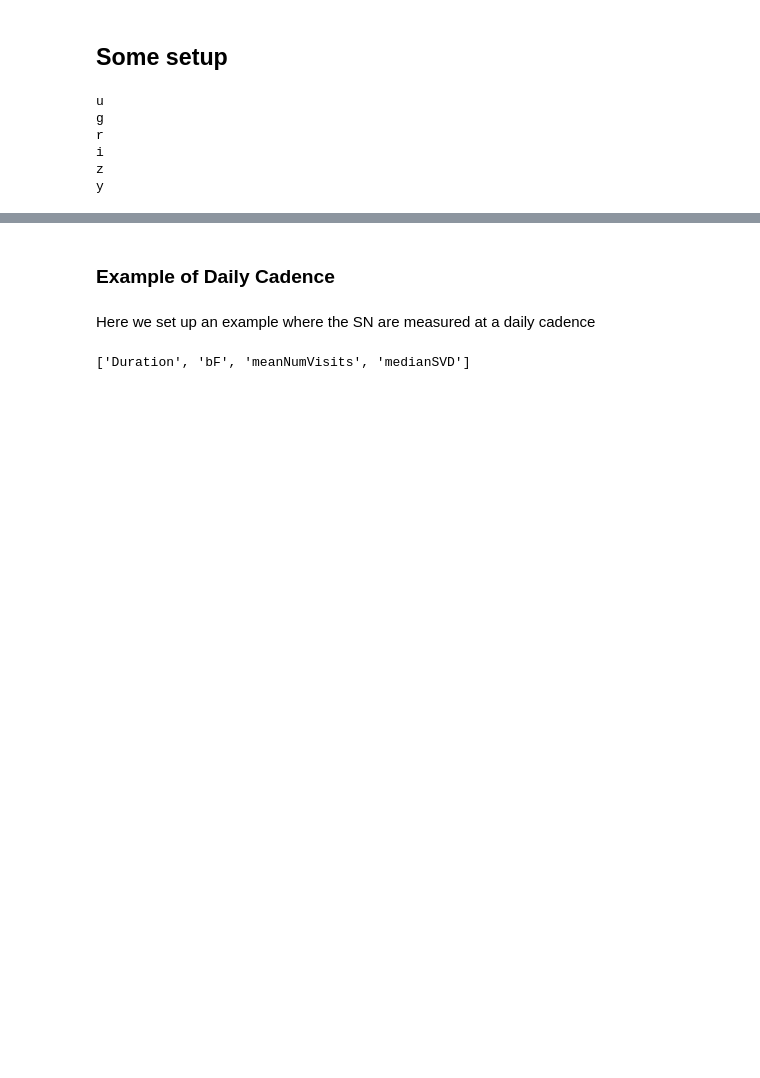
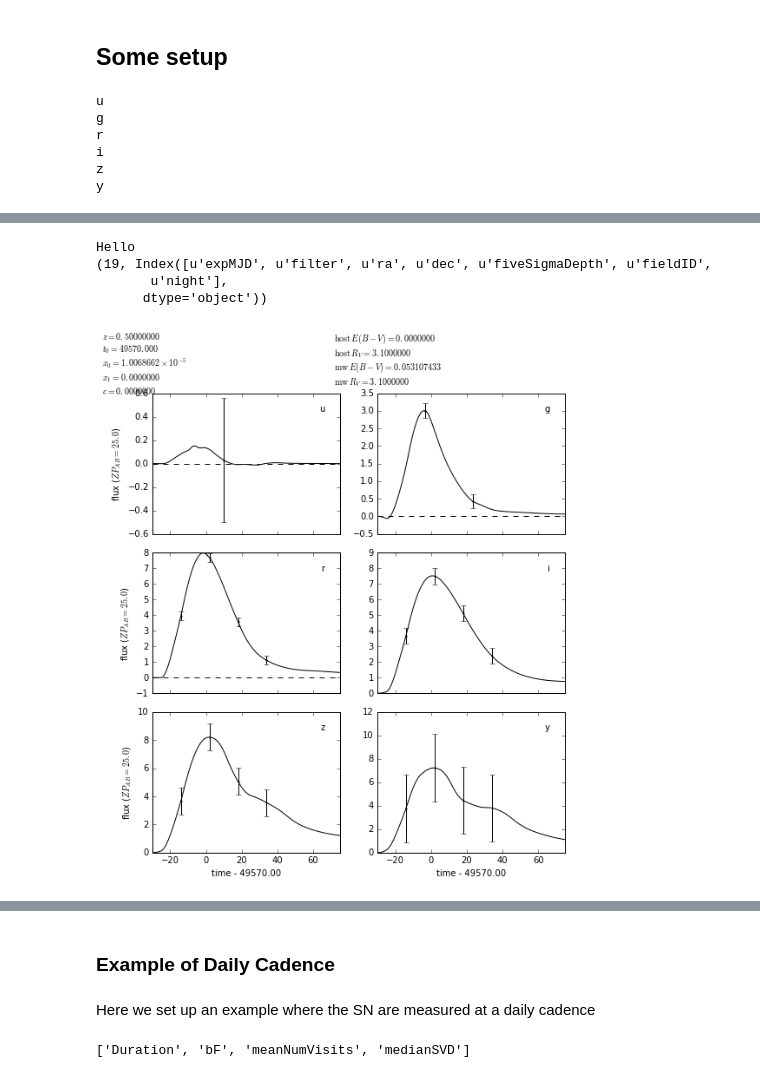
Before and after one commit to rbiswas4/Cadence, a Jupyter notebook: examples/using_gedankenLSST.ipynb, the cells around one changed output, grey strips where cells are left out. Saved outputs shown, nothing was run; the diff lists cells and outputs as text; code cells hidden in the pictures; blank space fills up the shorter version.

Commit message:
modified:   LSSTmetrics/metrics.py 	modified:   LSSTmetrics/version.py 	modified:   examples/using_gedankenLSST.ipynb

```diff
--- a/examples/using_gedankenLSST.ipynb
+++ b/examples/using_gedankenLSST.ipynb
@@ -53,0 +66,2 @@ y
+# %%
+SVDCadence = deepcopy(gedankenLSST.LSSTReq)
@@ -53,0 +107,8 @@ y
+# %%
+#Now create a set of observations at a particular ra, dec within a a time window
+SVD_obs = gedankenLSST.GSN_Obs(mjd_center=49570.,
+                                    lsstrequirements=SVDCadence,
+                                    ra=58., dec=-27.,
+                                    timeWindow=[-30., 50.])
+# %%
+SN_SVD = PerSNMetric(summarydf=SVD_obs.summary,t0=49570., raCol='ra', decCol='dec', lsst_bp=lsst_bp)
@@ -53,0 +117,8 @@ y
+# %%
+_ = SN_SVD.lcplot()
+# %% [output]
+Hello
+(19, Index([u'expMJD', u'filter', u'ra', u'dec', u'fiveSigmaDepth', u'fieldID',
+       u'night'],
+      dtype='object'))
+[figure, added]
```
Also changed, not shown: parts of 42 cells of this notebook, 2 other files.
